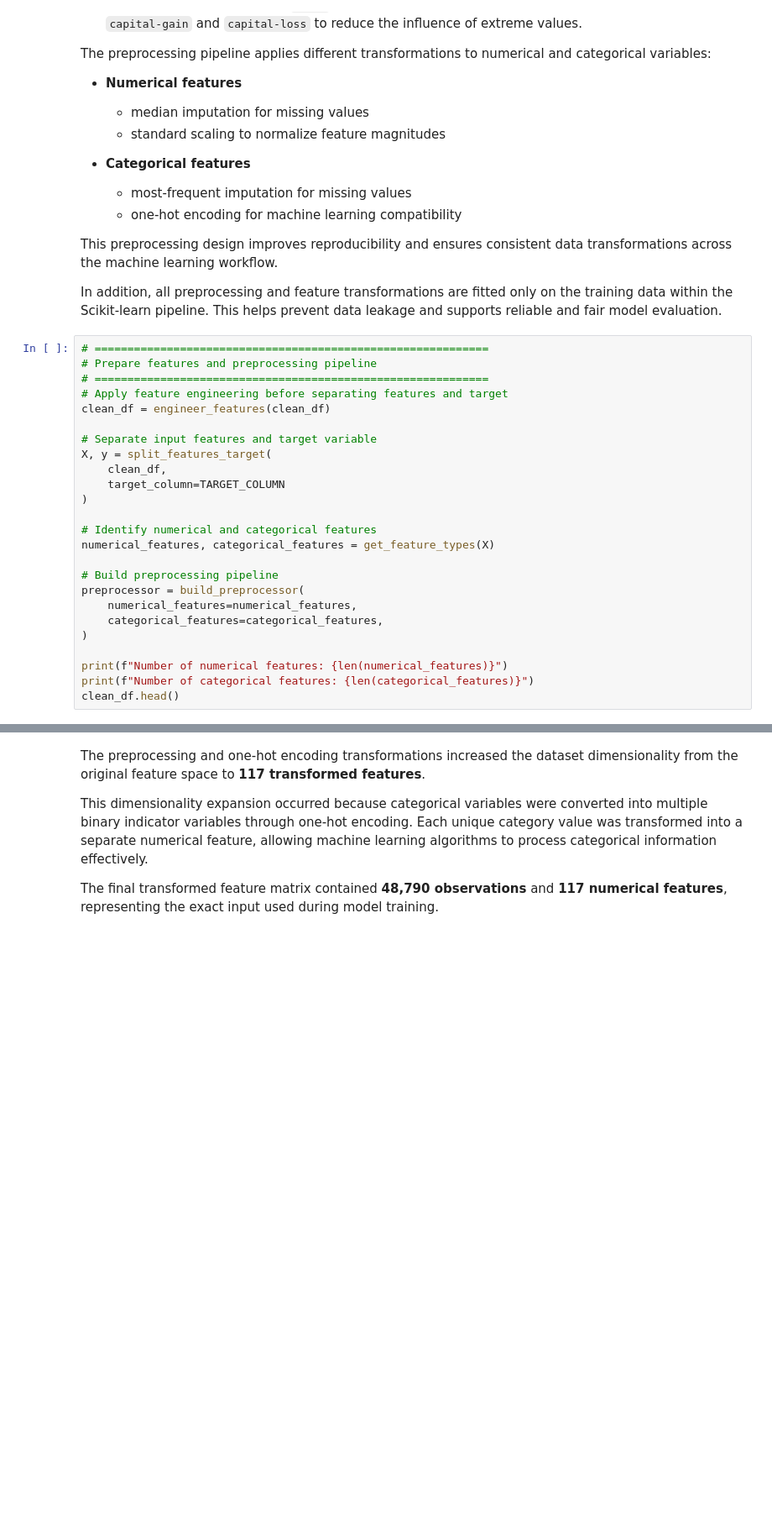
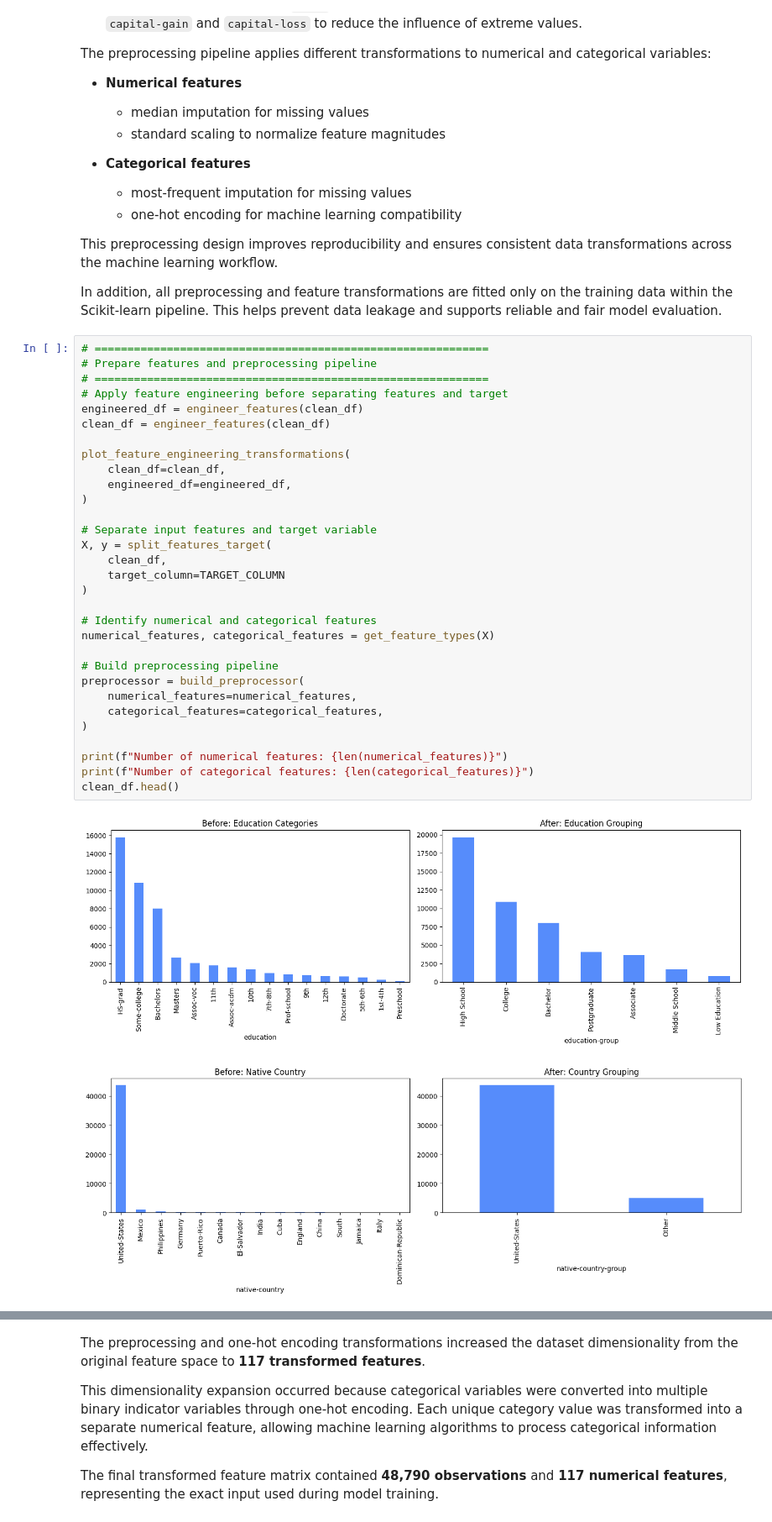
Before and after one commit to dantawalli/Adult-census-income-ML-project, a Jupyter notebook: notebooks/adult_income_classification.ipynb, the cells around one changed output, grey strips where cells are left out. Shown at 84% size. Drawn from its saved outputs; the diff is of its cells as text; blank space fills up the shorter version.

```diff
--- a/notebooks/adult_income_classification.ipynb
+++ b/notebooks/adult_income_classification.ipynb
@@ -757,26 +758,34 @@ In addition, all preprocessing and feature transformations are fitted only on th
 # %%
 # ============================================================
 # Prepare features and preprocessing pipeline
 # ============================================================
 # Apply feature engineering before separating features and target
+engineered_df = engineer_features(clean_df)
 clean_df = engineer_features(clean_df)
+
+plot_feature_engineering_transformations(
+    clean_df=clean_df,
+    engineered_df=engineered_df,
+)
 
 # Separate input features and target variable
 X, y = split_features_target(
     clean_df,
     target_column=TARGET_COLUMN
 )
 
 # Identify numerical and categorical features
 numerical_features, categorical_features = get_feature_types(X)
 
 # Build preprocessing pipeline
 preprocessor = build_preprocessor(
     numerical_features=numerical_features,
     categorical_features=categorical_features,
 )
 
 print(f"Number of numerical features: {len(numerical_features)}")
 print(f"Number of categorical features: {len(categorical_features)}")
 clean_df.head()
 # %% [output]
+[figure, added]
+[figure, added]
```
Also changed, not shown: parts of 5 cells of this notebook, 17 other files.
